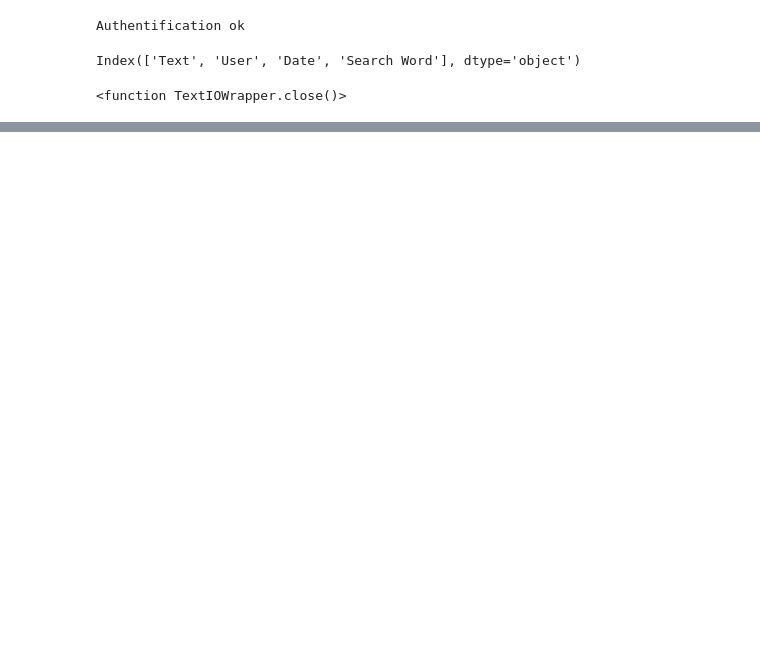
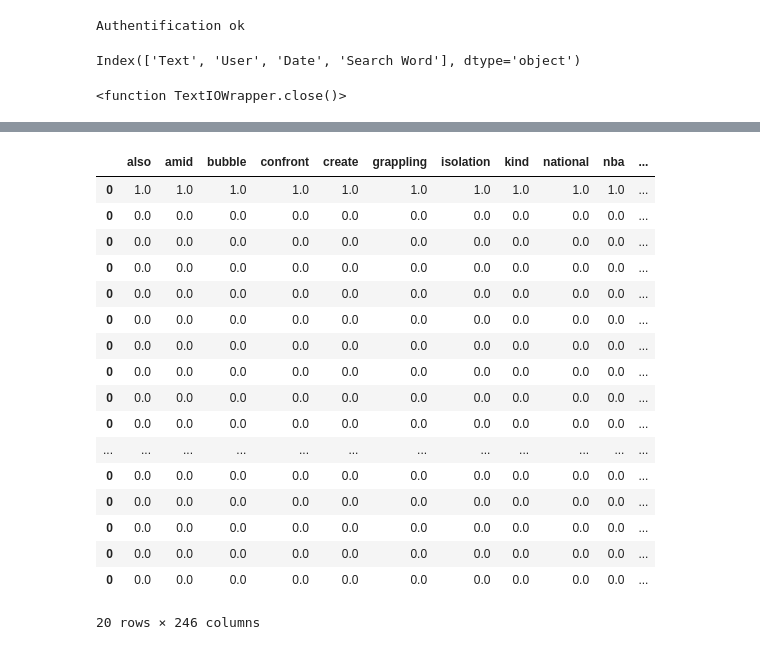
Before and after one commit to LouisRouss/PIE, a Jupyter notebook: Louis/Sentiment Analysis.ipynb, the cells around one changed output, grey strips where cells are left out. Saved outputs shown, nothing was run; the diff lists cells and outputs as text; code cells hidden in the pictures; blank space fills up the shorter version.

```diff
--- a/Louis/Sentiment Analysis.ipynb
+++ b/Louis/Sentiment Analysis.ipynb
@@ -23,5 +23,11 @@ stop_words_en=f.read().splitlines()
 f.close
 # %% [output]
 <function TextIOWrapper.close()>
+# %%
+bag_of_words = pd.DataFrame()
 # %%
-words,BOW = NLP.BagOfWords(tweet,'en', stop_words=stop_words_en, remove_non_words=False, stemming=False)
+for i in range(Data.shape[0]):
+    tweet = Data.Text[i]
+    words,BOW = NLP.bagofwords(tweet,'en', stop_words=stop_words_en, remove_non_words=False, stemming=False)
+    bag_of_words = NLP.addinbow(bag_of_words,words,BOW)
+bag_of_words
@@ -29,0 +51,2 @@ bag_of_words = NLP.CreateData(words,BOW)
+# %%
+Data = TDF.search_author('CNNBusiness',20)
@@ -30,3 +75,27 @@ bag_of_words = NLP.CreateData(words,BOW)
+# %%
+bag_of_words = pd.DataFrame()
 # %%
-words,BOW = NLP.BagOfWords(Data['Text'][1],'en', stop_words=stop_words_en, remove_non_words=False, stemming=False)
-bag_of_words = NLP.AddInBow(bag_of_words,words,BOW)
+for i in range(Data.shape[0]):
+    tweet = Data.Text[i]
+    words,BOW = NLP.bagofwords(tweet,'en', stop_words=stop_words_en, remove_non_words=False, stemming=False)
+    bag_of_words = NLP.addinbow(bag_of_words,words,BOW)
+bag_of_words
+# %% [output]
+|  | also | amid | bubble | confront | create | grappling | isolation | kind | national | nba | ... |
+| 0 | 1.0 | 1.0 | 1.0 | 1.0 | 1.0 | 1.0 | 1.0 | 1.0 | 1.0 | 1.0 | ... |
+| 0 | 0.0 | 0.0 | 0.0 | 0.0 | 0.0 | 0.0 | 0.0 | 0.0 | 0.0 | 0.0 | ... |
+| 0 | 0.0 | 0.0 | 0.0 | 0.0 | 0.0 | 0.0 | 0.0 | 0.0 | 0.0 | 0.0 | ... |
+| 0 | 0.0 | 0.0 | 0.0 | 0.0 | 0.0 | 0.0 | 0.0 | 0.0 | 0.0 | 0.0 | ... |
+| 0 | 0.0 | 0.0 | 0.0 | 0.0 | 0.0 | 0.0 | 0.0 | 0.0 | 0.0 | 0.0 | ... |
+| 0 | 0.0 | 0.0 | 0.0 | 0.0 | 0.0 | 0.0 | 0.0 | 0.0 | 0.0 | 0.0 | ... |
+| 0 | 0.0 | 0.0 | 0.0 | 0.0 | 0.0 | 0.0 | 0.0 | 0.0 | 0.0 | 0.0 | ... |
+| 0 | 0.0 | 0.0 | 0.0 | 0.0 | 0.0 | 0.0 | 0.0 | 0.0 | 0.0 | 0.0 | ... |
+| 0 | 0.0 | 0.0 | 0.0 | 0.0 | 0.0 | 0.0 | 0.0 | 0.0 | 0.0 | 0.0 | ... |
+| 0 | 0.0 | 0.0 | 0.0 | 0.0 | 0.0 | 0.0 | 0.0 | 0.0 | 0.0 | 0.0 | ... |
+| ... | ... | ... | ... | ... | ... | ... | ... | ... | ... | ... | ... |
+| 0 | 0.0 | 0.0 | 0.0 | 0.0 | 0.0 | 0.0 | 0.0 | 0.0 | 0.0 | 0.0 | ... |
+| 0 | 0.0 | 0.0 | 0.0 | 0.0 | 0.0 | 0.0 | 0.0 | 0.0 | 0.0 | 0.0 | ... |
+| 0 | 0.0 | 0.0 | 0.0 | 0.0 | 0.0 | 0.0 | 0.0 | 0.0 | 0.0 | 0.0 | ... |
+| 0 | 0.0 | 0.0 | 0.0 | 0.0 | 0.0 | 0.0 | 0.0 | 0.0 | 0.0 | 0.0 | ... |
+| 0 | 0.0 | 0.0 | 0.0 | 0.0 | 0.0 | 0.0 | 0.0 | 0.0 | 0.0 | 0.0 | ... |
+20 rows × 246 columns
```
Also changed, not shown: parts of 40 cells of this notebook, 5 other files.
